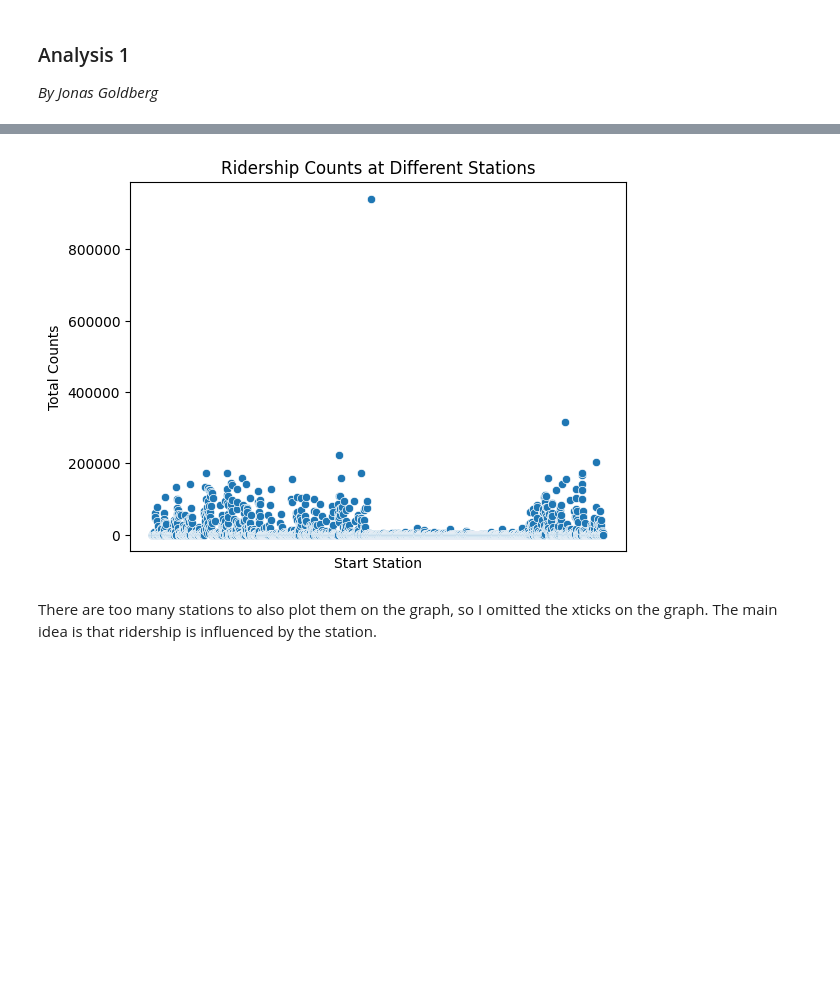
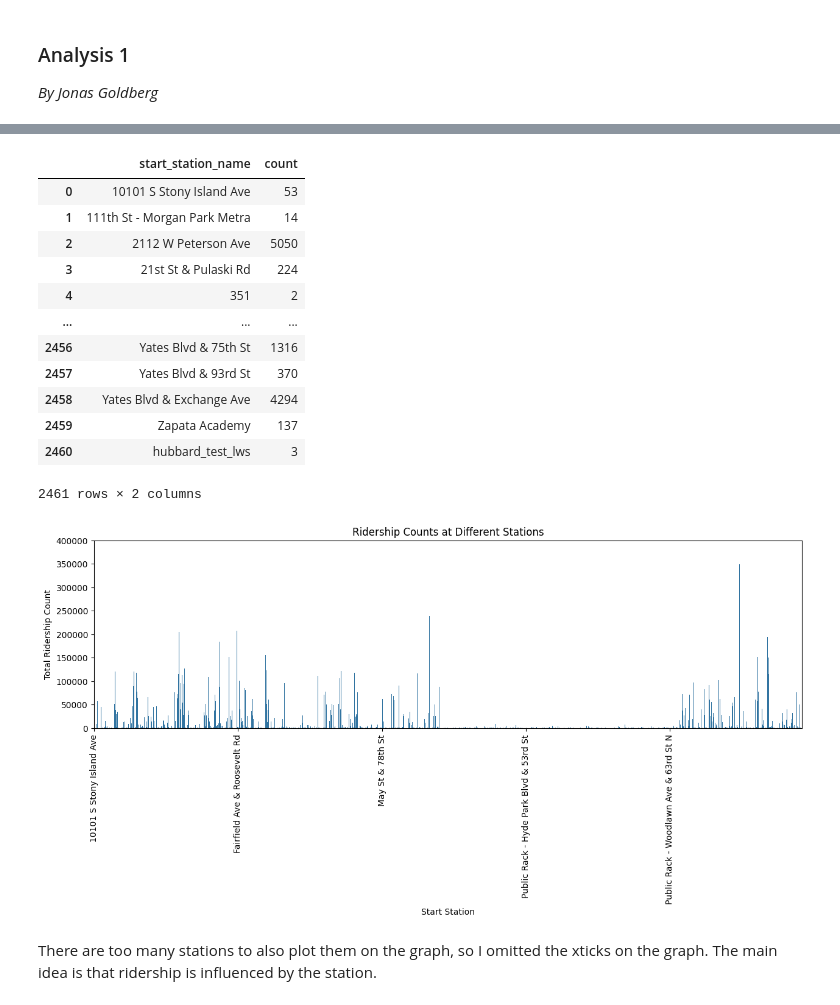
Before and after one commit to JonasGoldberg18/STAT303_Final_Project, a Jupyter notebook: Project Code Template.ipynb, the cells around one changed output, grey strips where cells are left out. Drawn from its saved outputs; the diff is of its cells as text; code cells hidden in the pictures; blank space fills up the shorter version.

```diff
--- a/Project Code Template.ipynb
+++ b/Project Code Template.ipynb
@@ -451,14 +465,38 @@ location_counts = divvy_data.groupby("start_station_name")['start_station_name']
 location_counts = pd.DataFrame(location_counts)
 location_counts = location_counts.rename(columns={'start_station_name': 'count'})
 location_counts = location_counts.reset_index()
-sns.scatterplot(data=location_counts, x='start_station_name', y='count')
-plt.title("Ridership Counts at Different Stations")
-plt.xlabel("Start Station")
-plt.ylabel("Total Counts")
-plt.xticks([])
-plt.show()
+location_counts
 # %% [output]
-[figure, removed]
+|  | start_station_name | count |
+| 0 | 10101 S Stony Island Ave | 53 |
+| 1 | 111th St - Morgan Park Metra | 14 |
+| 2 | 2112 W Peterson Ave | 5050 |
+| 3 | 21st St & Pulaski Rd | 224 |
+| 4 | 351 | 2 |
+| ... | ... | ... |
+| 2456 | Yates Blvd & 75th St | 1316 |
+| 2457 | Yates Blvd & 93rd St | 370 |
+| 2458 | Yates Blvd & Exchange Ave | 4294 |
+| 2459 | Zapata Academy | 137 |
+| 2460 | hubbard_test_lws | 3 |
+2461 rows × 2 columns
+# %%
+# sample = location_counts.head(100)
+plt.figure(figsize=(15, 4))
+g = sns.barplot(data=location_counts, x='start_station_name', y='count')
+plt.ylim(0, 400000)
+plt.xlabel("Start Station")
+plt.ylabel("Total Ridership Count")
+#g.set_xticks(range(0, 2266, 500)) # only display select few because there are so many x labels
+# plt.xticks([])
+plt.xticks(g.get_xticks()[::500], rotation=90)
+plt.title("Ridership Counts at Different Stations")
+
+
+
+plt.show()
+# %% [output]
+[figure, added]
 # %% [markdown]
 There are too many stations to also plot them on the graph, so I omitted the xticks on the graph. The main idea is that ridership is influenced by the station.
 # %%
```
Also changed, not shown: parts of 4 cells of this notebook.
